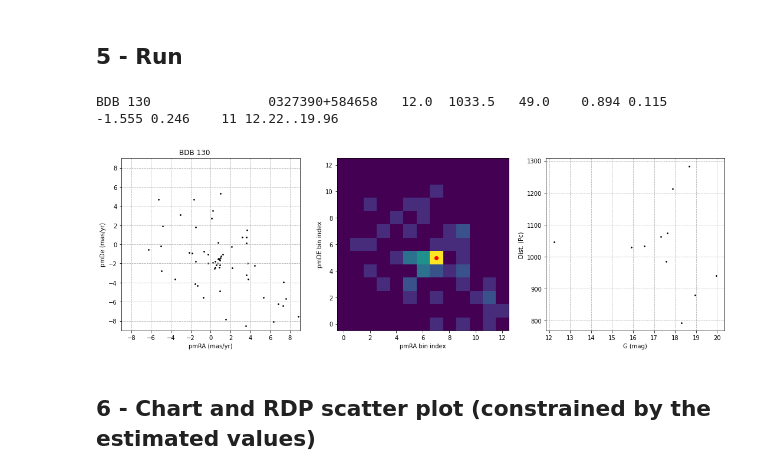
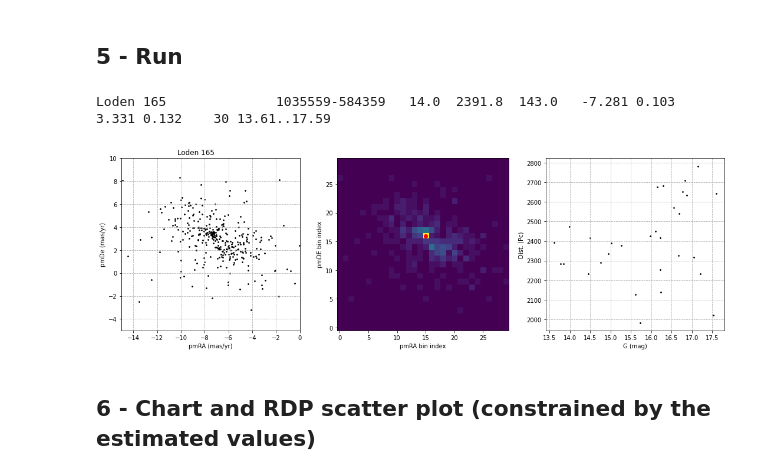
Before and after one commit to balessi/GaiaDR2clusters, a Jupyter notebook: code/Bailer-Jones.ipynb, the cells around one changed output. Cells and saved outputs as stored; diff of their text form; code cells hidden in the pictures.

```diff
--- a/code/Bailer-Jones.ipynb
+++ b/code/Bailer-Jones.ipynb
@@ -238,16 +238,50 @@ def ck(name, coords, diam, max_mag, dist, pmra, pmde, num_bins, limit):
     return pr(name, coords, diam, mag_range, pmra_range, pmde_range, dist_range, num_bins, limit)
 # %% [markdown]
 ## 5 - Run
-# %%
-# pr(name, coords, diam_arcm, mag_rng, pmra_rng, pmde_rng, dist_rng, num_bins, hist_pm_lim [use <=0 for unconstrained])
-#d = pr('Ale 62               ', '18 56 06.2 +21 35 49',  36.0, '0..19', '-10..10', '-10..10', '100..10000', 15, 1.5)
-#d = ck('Ale 62               ', '18 56 06.2 +21 35 49',  36.0, 19, 629, 0.24, -1.07, 15, 0.5)
-
-#d = ck('UPK 595             ', '14 33 30.2 -67 02 38', 130, 15,   855,  -6.0,  -4.0, 30, 0 )
-d = pr('BDB 130              ', '03 27 39.0 +58 46 58',  12.0, '0..21', '-9..9', '-9..9', '700..1400', 13, 1)
-# %% [output]
-BDB 130               0327390+584658   12.0  1033.5   49.0    0.894 0.115   -1.555 0.246    11 12.22..19.96
-[figure, removed]
+# %%
+# pr(name, coords, diam_arcm, mag_rng, pmra_rng, pmde_rng, dist_rng, num_bins, hist_pm_lim [use <=0 for unconstrained])
+#d = pr('Ale 62               ', '18 56 06.2 +21 35 49',  36.0, '0..19', '-10..10', '-10..10', '100..10000', 15, 1.5)
+#d = ck('Ale 62               ', '18 56 06.2 +21 35 49',  36.0, 19, 629, 0.24, -1.07, 15, 0.5)
+
+#d = ck('Zeta Ori             ', '05 38 28.1 -02 16 28', 253.0, 16,  370,  1.84,  -1.54, 15, 0.5)
+#d = ck('Zannin 22            ', '05 20 31.3 -05 47 27',  29.3, 16,  382,  1.23,  -1.68, 15, 0.5)
+#d = ck('UPK 422              ', '05 52 01.7 -07 32 35',  88.8, 16,  302,  0.19,  -0.57, 15, 0.5)
+#d = ck('UPK 415              ', '06 09 35.9 -02 59 31', 105.6, 16,  636, -1.56,  -2.07, 15, 0.5)
+#d = ck('UPK 402              ', '05 50 03.6 +02 49 19',  22.7, 16,  419, -1.11,  -1.92, 15, 0.5)
+#d = ck('UPK 397              ', '06 15 22.4 +11 53 07', 140.4, 16,  769, -1.93,  -4.46, 15, 0.5)
+#d = ck('UPK 396              ', '06 08 59.2 +12 02 07', 248.4, 16,  800, -1.58,  -1.81, 15, 0.5)
+#d = ck('UPK 395              ', '06 22 49.5 +14 19 16',  84.0, 16,  973,  0.01,  -2.11, 15, 0.5)
+#d = ck('UPK 394              ', '05 15 13.9 +06 17 28',  18.0, 16,  811, -0.51,  -1.98, 15, 0.5)
+#d = ck('UPK 392              ', '06 11 23.2 +14 42 49', 256.8, 16,  217,  5.78, -17.03, 15, 0.5)
+#d = ck('UPK 390              ', '05 05 35.9 +09 03 43', 187.2, 16,  407,  0.79,  -4.45, 15, 0.5)
+#d = ck('UPK 388              ', '06 03 32.4 +18 14 32', 180.0, 16,  909, -0.13,  -1.47, 15, 0.5)
+#d = ck('UPK 386              ', '06 05 23.2 +20 47 34', 205.2, 16, 1040,  1.52,  -2.22, 15, 0.5)
+#d = ck('UBC 17 A             ', '05 33 41.3 -01 40 16', 162.7, 16,  363,  1.58,  -1.20, 15, 0.5)
+#d = ck('Theia 3428           ', '06 01 18.0 +04 33 00',  18.0, 16, 1309,  0.48,  -2.07, 15, 0.5)
+#d = ck('Theia 2991           ', '06 14 48.0 +02 42 00',  55.0, 16, 1366,  0.45,  -2.29, 15, 0.5)
+#d = ck('Theia 281 A          ', '06 16 48.0 +07 00 00', 119.0, 16,  828, -0.97,  -3.62, 15, 0.5)
+#d = ck('Sigma Ori            ', '05 39 04.0 -02 34 24',  56.8, 16,  403,  1.62,  -0.52, 15, 0.5)
+#d = ck('Platais A2           ', '05 49 29.6 +04 08 05', 198.1, 16,  288, -7.76,  -6.56, 15, 0.5)
+#d = ck('Platais 6            ', '06 14 57.7 +03 46 28', 178.4, 16,  320, -4.25,  -3.58, 15, 0.5)
+#d = ck('Omega Ori            ', '05 33 31.2 +03 58 12', 210.0, 16,  426, -0.94,   0.60, 15, 0.5)
+#d = ck('OBP-far              ', '05 35 19.2 -01 38 24', 210.0, 16,  433, -1.38,   0.93, 15, 0.5)
+#d = ck('OBP-b                ', '05 37 14.4 -00 40 48', 120.0, 16,  389, -1.11,  -0.72, 15, 0.5)
+#d = ck('Mamajek 3            ', '05 25 21.3 +06 16 39', 277.5, 16,   99, 10.31, -32.45, 15, 0.5)
+#d = ck('LFT group 20         ', '05 57 55.2 +17 12 36', 180.0, 16,  185,  8.46, -20.00, 15, 0.5)
+#d = ck('LFT group 16         ', '05 51 38.4 +20 27 36', 240.0, 16,  199,  8.46, -19.00, 15, 0.5)
+#d = ck('LDN 1647             ', '05 42 00.0 -09 15 06', 108.0, 16,  447,  0.49,  -1.01, 15, 0.5)
+#d = ck('LDN 1616             ', '05 10 00.2 -03 05 11', 192.0, 16,  367,  1.11,  -0.74, 15, 0.5)
+#d = ck('L1634                ', '05 24 07.2 -04 17 24', 120.0, 16,  383,  1.93,  -1.00, 15, 0.5)
+#d = ck('Collinder 70         ', '05 35 47.3 +00 52 48', 105.6, 16,  379,  0.90,  -0.60, 15, 0.5)
+#d = ck('Collinder 69         ', '05 35 10.1 +09 48 47', 118.7, 16,  406,  1.19,  -2.12, 15, 0.5)
+#d = ck('Cabalero-Solano 1    ', '05 34 26.4 -00 33 51',  82.0, 16,  322,  0.04,  -1.16, 15, 0.5)
+#d = ck('COAA 25              ', '05 35 26.4 -06 16 48', 180.0, 16,  383,  1.19,   0.36, 15, 0.5)
+
+#d = ck('Alessi 249           ', '18 35 07.8 -08 05 20',  13.0,  19, 2147, -0.12,  -1.31, 15, 0)
+d = pr('Loden 165             ', '10 35 55.9 -58 43 59',  14.0, '0..18', '-15..0', '-5..10', '1900..2800', 30, 0.3)
+# %% [output]
+Loden 165              1035559-584359   14.0  2391.8  143.0   -7.281 0.103    3.331 0.132    30 13.61..17.59
+[figure, added]
 # %% [markdown]
 ## 6 - Chart and RDP scatter plot (constrained by the estimated values)
 # %%
```
Also changed, not shown: parts of 2 cells of this notebook.
